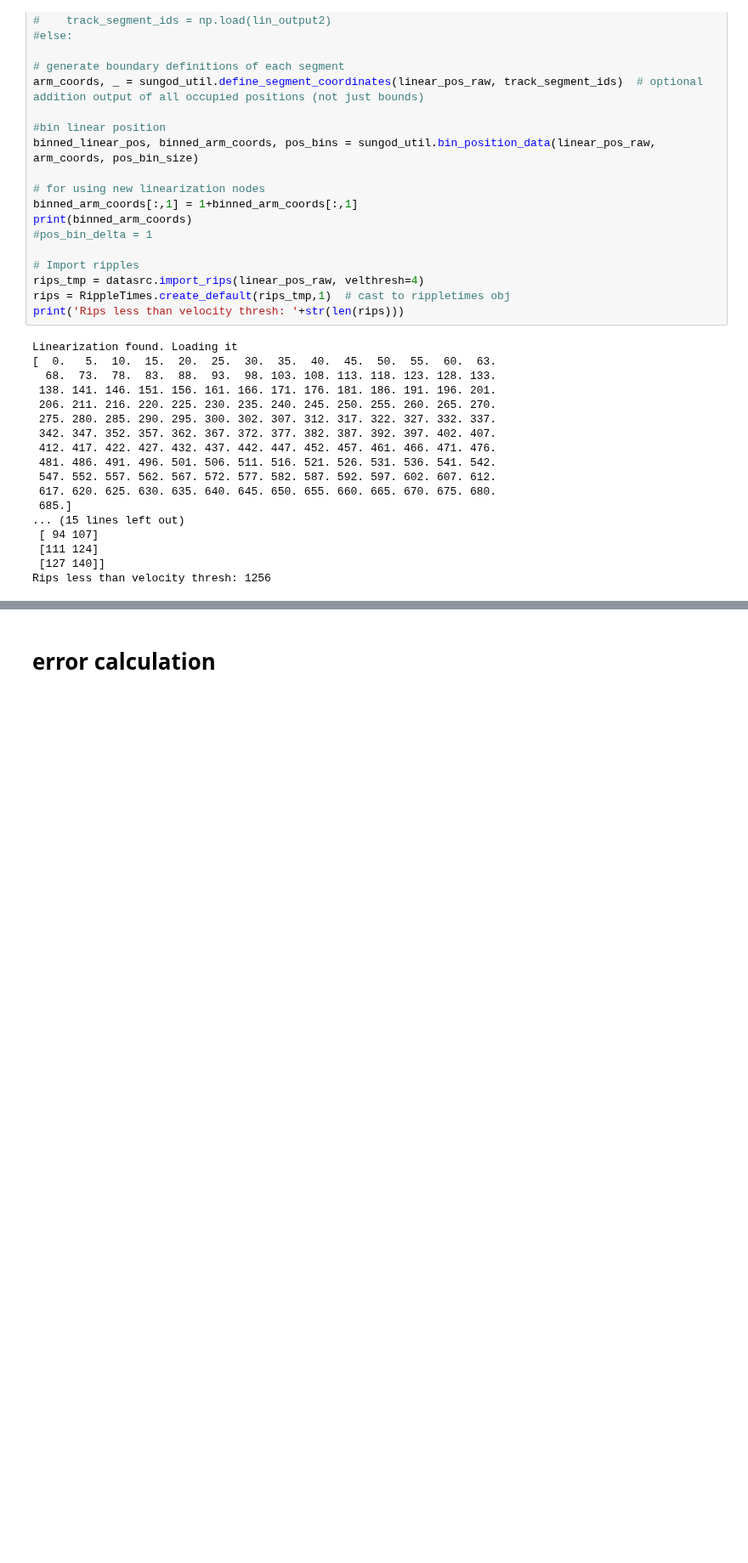
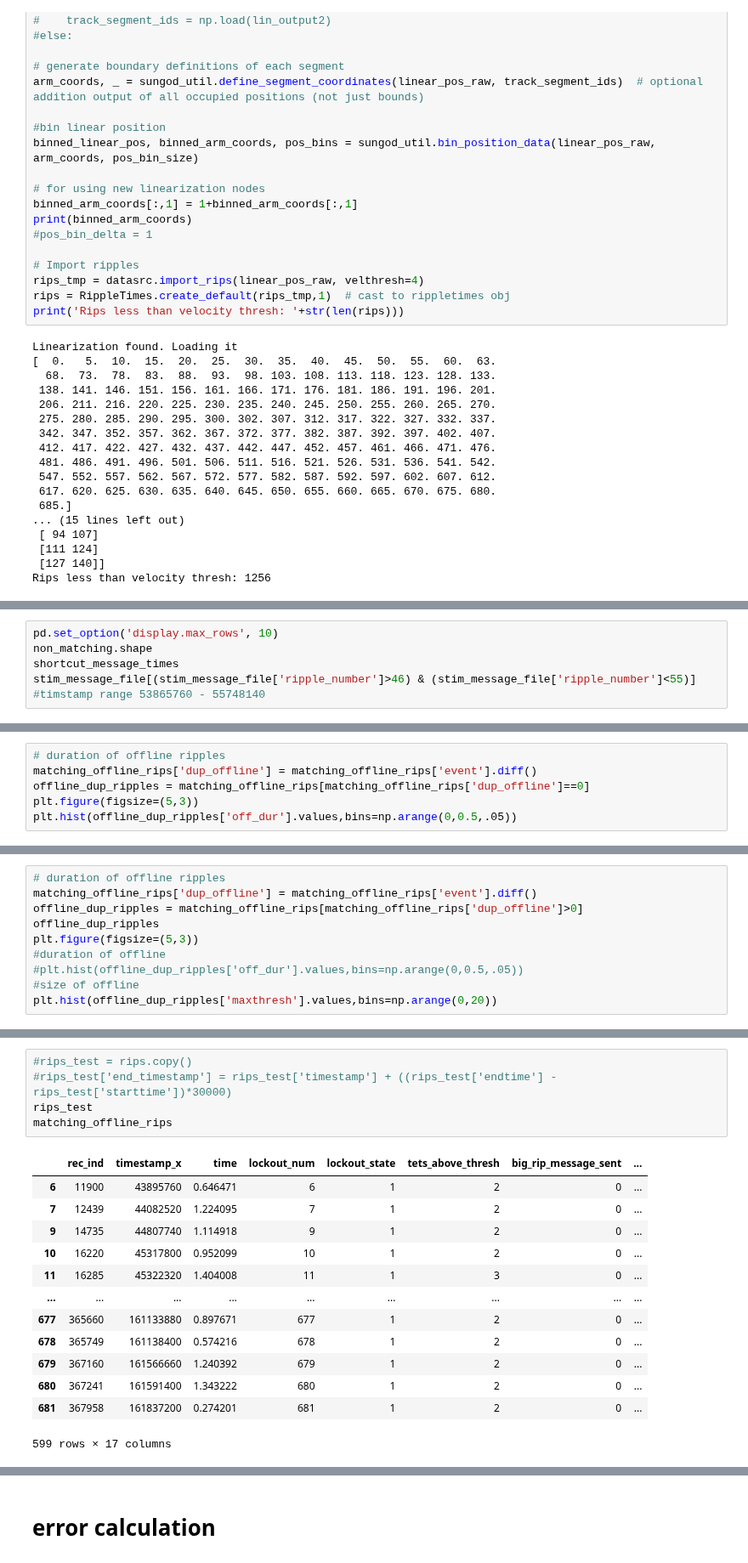
Before and after one commit to trevortknguyen/spykshrk_realtime, a Jupyter notebook: jupyter-notebooks/realtime_replay_matching.ipynb, the cells around one changed output, grey strips where cells are left out. Shown at 85% size. Cells and saved outputs as stored; diff of their text form; blank space fills up the shorter version.

```diff
--- a/jupyter-notebooks/realtime_replay_matching.ipynb
+++ b/jupyter-notebooks/realtime_replay_matching.ipynb
@@ -326,0 +337,6 @@ non_matching.shape
+# %%
+pd.set_option('display.max_rows', 10)
+non_matching.shape
+shortcut_message_times
+stim_message_file[(stim_message_file['ripple_number']>46) & (stim_message_file['ripple_number']<55)]
+#timstamp range 53865760 - 55748140
@@ -468,0 +591,6 @@ offline rips (1256, 7)
+# %%
+# duration of offline ripples
+matching_offline_rips['dup_offline'] = matching_offline_rips['event'].diff()
+offline_dup_ripples = matching_offline_rips[matching_offline_rips['dup_offline']==0]
+plt.figure(figsize=(5,3))
+plt.hist(offline_dup_ripples['off_dur'].values,bins=np.arange(0,0.5,.05))
@@ -468,0 +603,10 @@ offline rips (1256, 7)
+# %%
+# duration of offline ripples
+matching_offline_rips['dup_offline'] = matching_offline_rips['event'].diff()
+offline_dup_ripples = matching_offline_rips[matching_offline_rips['dup_offline']>0]
+offline_dup_ripples
+plt.figure(figsize=(5,3))
+#duration of offline
+#plt.hist(offline_dup_ripples['off_dur'].values,bins=np.arange(0,0.5,.05))
+#size of offline
+plt.hist(offline_dup_ripples['maxthresh'].values,bins=np.arange(0,20))
@@ -469 +679,20 @@ offline rips (1256, 7)
+# %%
+#rips_test = rips.copy()
+#rips_test['end_timestamp'] = rips_test['timestamp'] + ((rips_test['endtime'] - rips_test['starttime'])*30000)
+rips_test
+matching_offline_rips
+# %% [output]
+|  | rec_ind | timestamp_x | time | lockout_num | lockout_state | tets_above_thresh | big_rip_message_sent | ... |
+| 6 | 11900 | 43895760 | 0.646471 | 6 | 1 | 2 | 0 | ... |
+| 7 | 12439 | 44082520 | 1.224095 | 7 | 1 | 2 | 0 | ... |
+| 9 | 14735 | 44807740 | 1.114918 | 9 | 1 | 2 | 0 | ... |
+| 10 | 16220 | 45317800 | 0.952099 | 10 | 1 | 2 | 0 | ... |
+| 11 | 16285 | 45322320 | 1.404008 | 11 | 1 | 3 | 0 | ... |
+| ... | ... | ... | ... | ... | ... | ... | ... | ... |
+| 677 | 365660 | 161133880 | 0.897671 | 677 | 1 | 2 | 0 | ... |
+| 678 | 365749 | 161138400 | 0.574216 | 678 | 1 | 2 | 0 | ... |
+| 679 | 367160 | 161566660 | 1.240392 | 679 | 1 | 2 | 0 | ... |
+| 680 | 367241 | 161591400 | 1.343222 | 680 | 1 | 2 | 0 | ... |
+| 681 | 367958 | 161837200 | 0.274201 | 681 | 1 | 2 | 0 | ... |
+599 rows × 17 columns
 # %%
```
Also changed, not shown: parts of 28 cells of this notebook, 4 other files.
